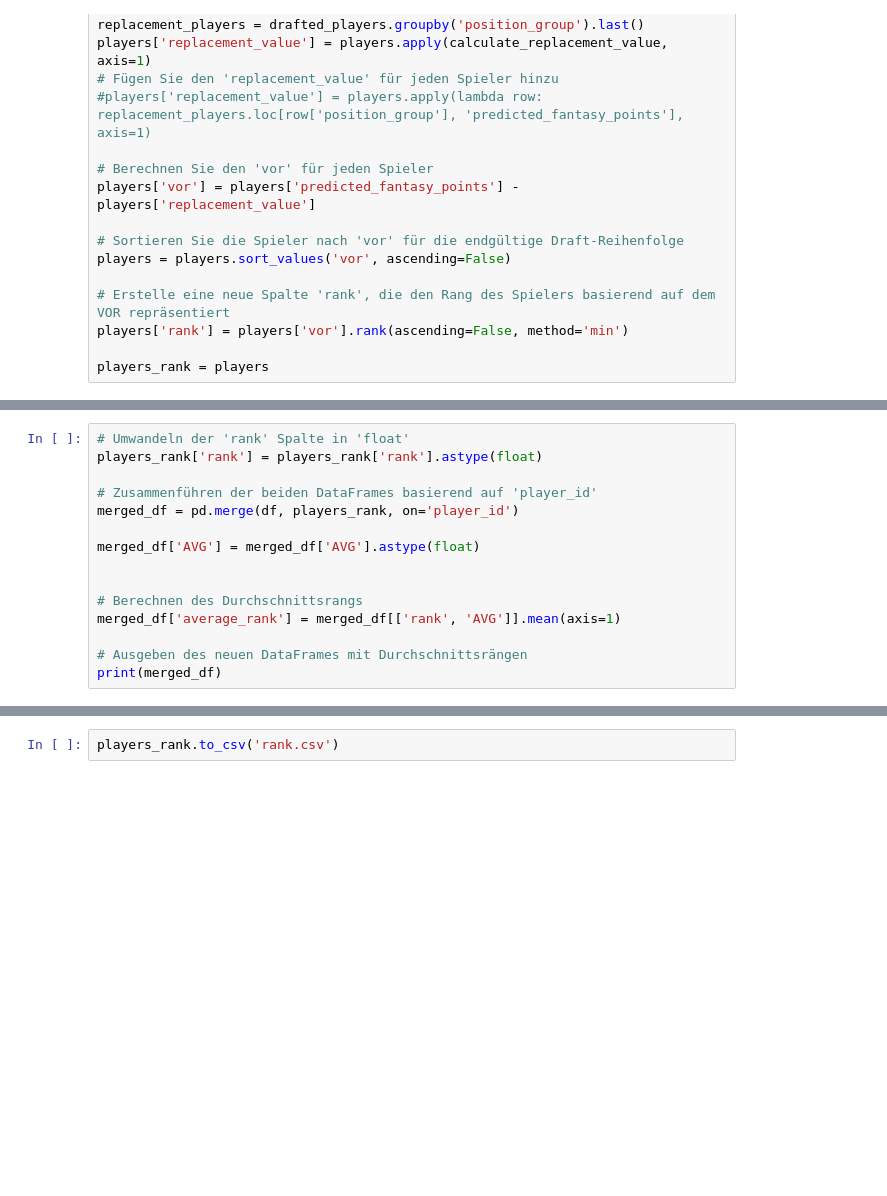
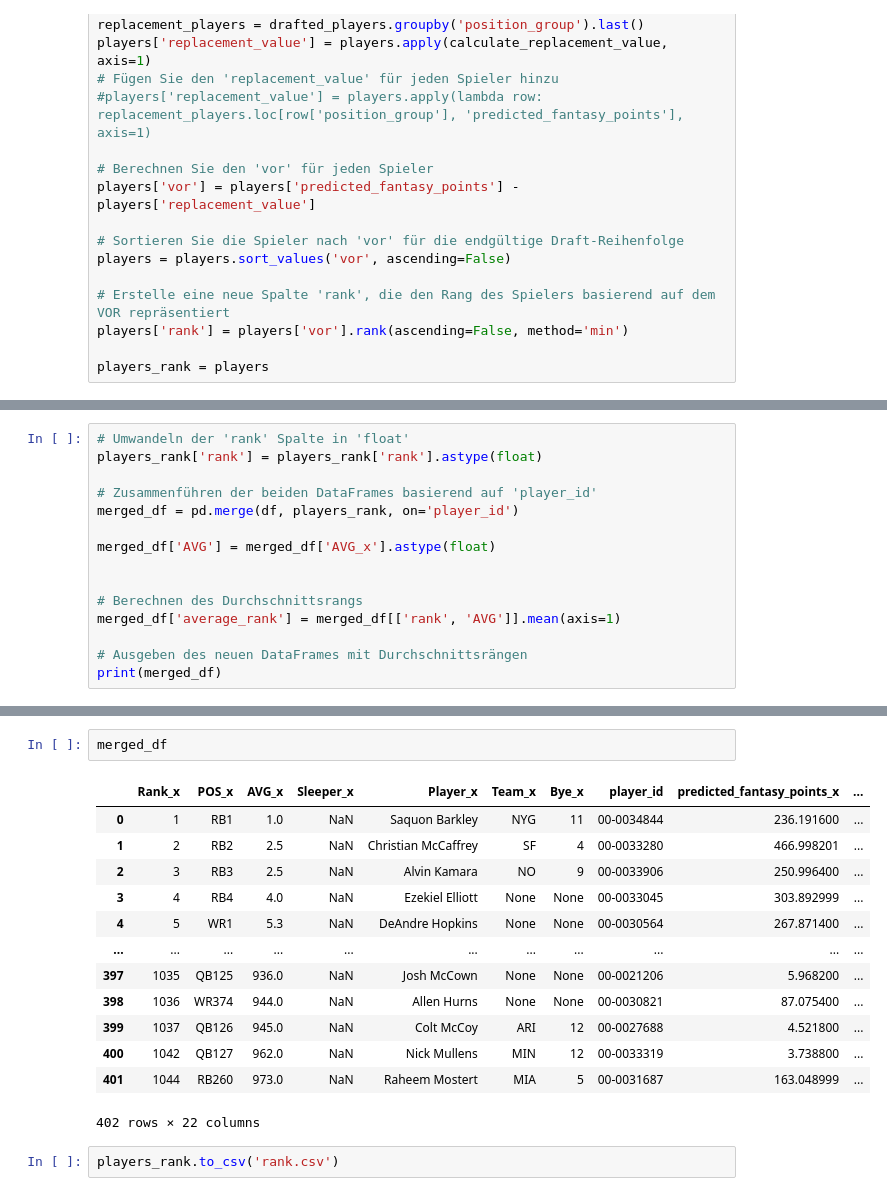
Before and after one commit to MariusRemmlinger/data-driven-fantasy-manager, a Jupyter notebook: data.ipynb, the cells around one changed output, grey strips where cells are left out. Drawn from its saved outputs; the diff is of its cells as text; blank space fills up the shorter version.

```diff
--- a/data.ipynb
+++ b/data.ipynb
@@ -832,7 +864,7 @@ players_rank['rank'] = players_rank['rank'].astype(float)
 # Zusammenführen der beiden DataFrames basierend auf 'player_id'
 merged_df = pd.merge(df, players_rank, on='player_id')
 
-merged_df['AVG'] = merged_df['AVG'].astype(float)
+merged_df['AVG'] = merged_df['AVG_x'].astype(float)
 
 
 # Berechnen des Durchschnittsrangs
@@ -845,3 +893,19 @@ KeyError: 'AVG'
+# %%
+merged_df
+# %% [output]
+|  | Rank_x | POS_x | AVG_x | Sleeper_x | Player_x | Team_x | Bye_x | player_id | predicted_fantasy_points_x | ... |
+| 0 | 1 | RB1 | 1.0 | NaN | Saquon Barkley | NYG | 11 | 00-0034844 | 236.191600 | ... |
+| 1 | 2 | RB2 | 2.5 | NaN | Christian McCaffrey | SF | 4 | 00-0033280 | 466.998201 | ... |
+| 2 | 3 | RB3 | 2.5 | NaN | Alvin Kamara | NO | 9 | 00-0033906 | 250.996400 | ... |
+| 3 | 4 | RB4 | 4.0 | NaN | Ezekiel Elliott | None | None | 00-0033045 | 303.892999 | ... |
+| 4 | 5 | WR1 | 5.3 | NaN | DeAndre Hopkins | None | None | 00-0030564 | 267.871400 | ... |
+| ... | ... | ... | ... | ... | ... | ... | ... | ... | ... | ... |
+| 397 | 1035 | QB125 | 936.0 | NaN | Josh McCown | None | None | 00-0021206 | 5.968200 | ... |
+| 398 | 1036 | WR374 | 944.0 | NaN | Allen Hurns | None | None | 00-0030821 | 87.075400 | ... |
+| 399 | 1037 | QB126 | 945.0 | NaN | Colt McCoy | ARI | 12 | 00-0027688 | 4.521800 | ... |
+| 400 | 1042 | QB127 | 962.0 | NaN | Nick Mullens | MIN | 12 | 00-0033319 | 3.738800 | ... |
+| 401 | 1044 | RB260 | 973.0 | NaN | Raheem Mostert | MIA | 5 | 00-0031687 | 163.048999 | ... |
+402 rows × 22 columns
 # %%
 players_rank.to_csv('rank.csv')
 # %%
```
Also changed, not shown: parts of 63 cells of this notebook, 6 other files.
